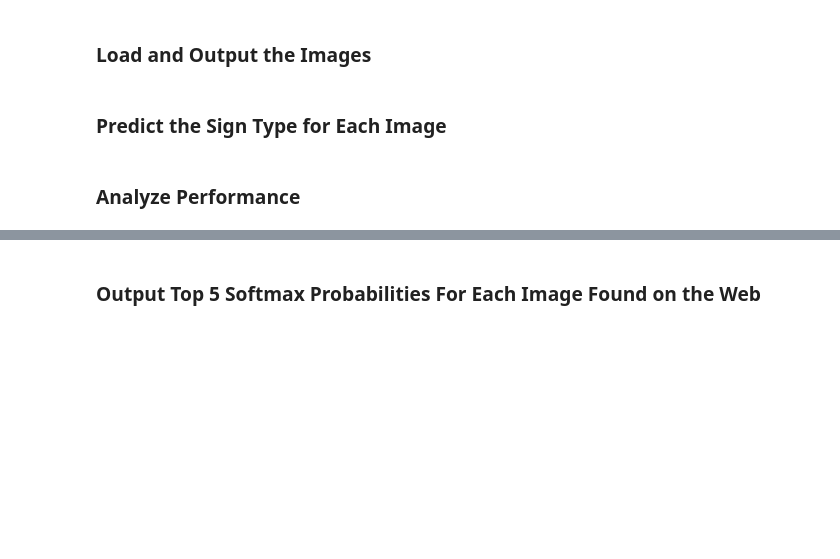
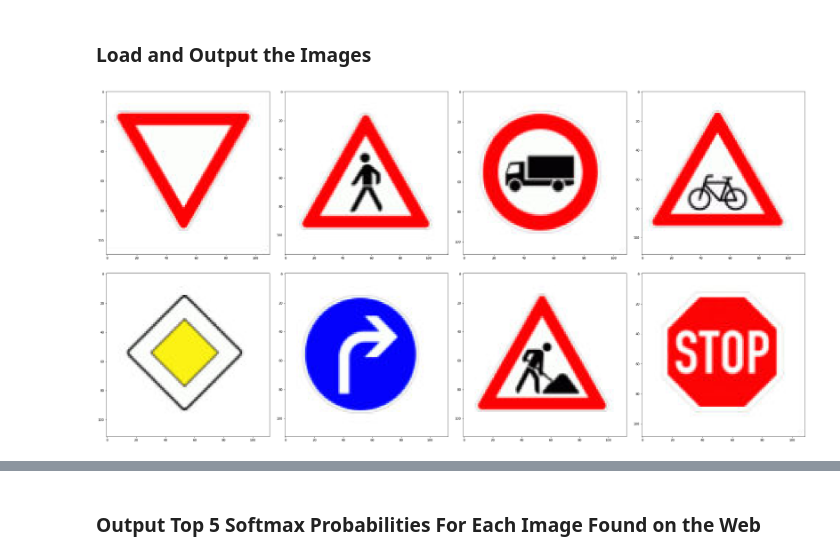
Before and after one commit to jfrattarola/CarND-Traffic-Sign-Classifier-Project, a Jupyter notebook: Traffic_Sign_Classifier.ipynb, the cells around one changed output, grey strips where cells are left out. Cells and saved outputs as stored; diff of their text form; code cells hidden in the pictures; blank space fills up the shorter version.

```diff
--- a/Traffic_Sign_Classifier.ipynb
+++ b/Traffic_Sign_Classifier.ipynb
@@ -322,2 +395,0 @@ You may find `signnames.csv` useful as it contains mappings from the class id (i
-# %% [markdown]
-### Predict the Sign Type for Each Image
@@ -328,2 +395,0 @@ You may find `signnames.csv` useful as it contains mappings from the class id (i
-# %% [markdown]
-### Analyze Performance
@@ -332,0 +396,16 @@ You may find `signnames.csv` useful as it contains mappings from the class id (i
+# %%
+### Load the images and plot them here.
+### Feel free to use as many code cells as needed.
+# Visualizations will be shown in the notebook.
+import matplotlib.image as mpimg
+%matplotlib inline
+
+figure = plt.figure(figsize=(32,32), tight_layout={'h_pad':4})
+for idx, file in enumerate(os.listdir('new_image_data')):
+    if '.jpg' in file:
+        subplot = figure.add_subplot(4,4,idx+1)
+        image = mpimg.imread('new_image_data/' + file)
+        subplot.imshow(image)
+plt.show()
+# %% [output]
+[figure, added]
```
Also changed, not shown: parts of 27 cells of this notebook, 2 other files.
